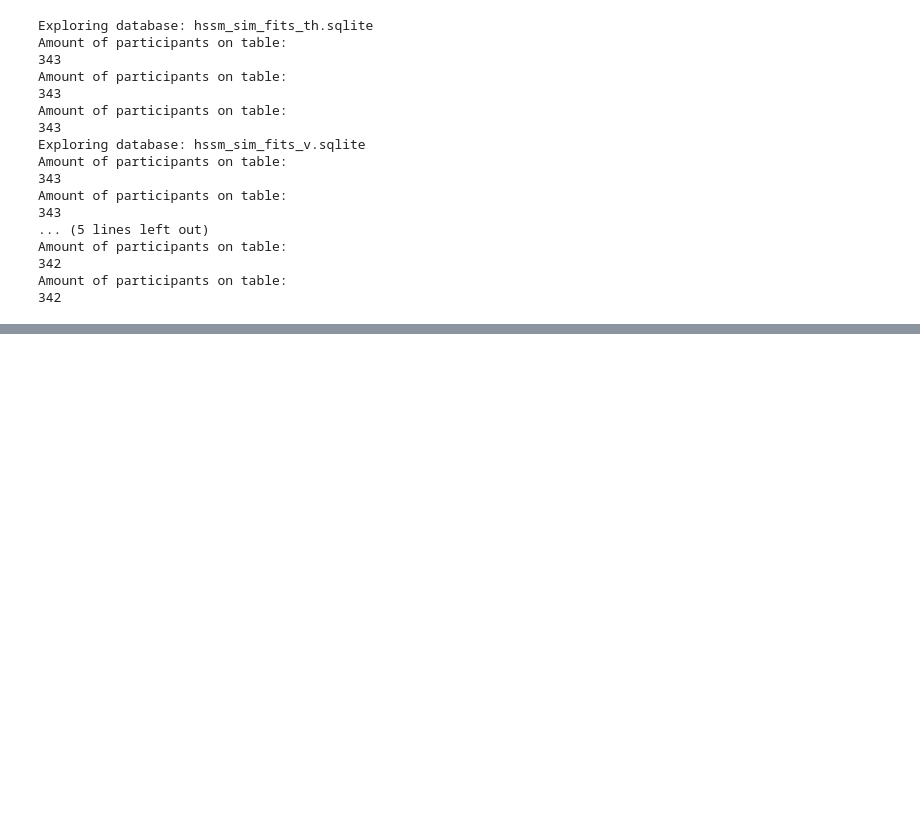
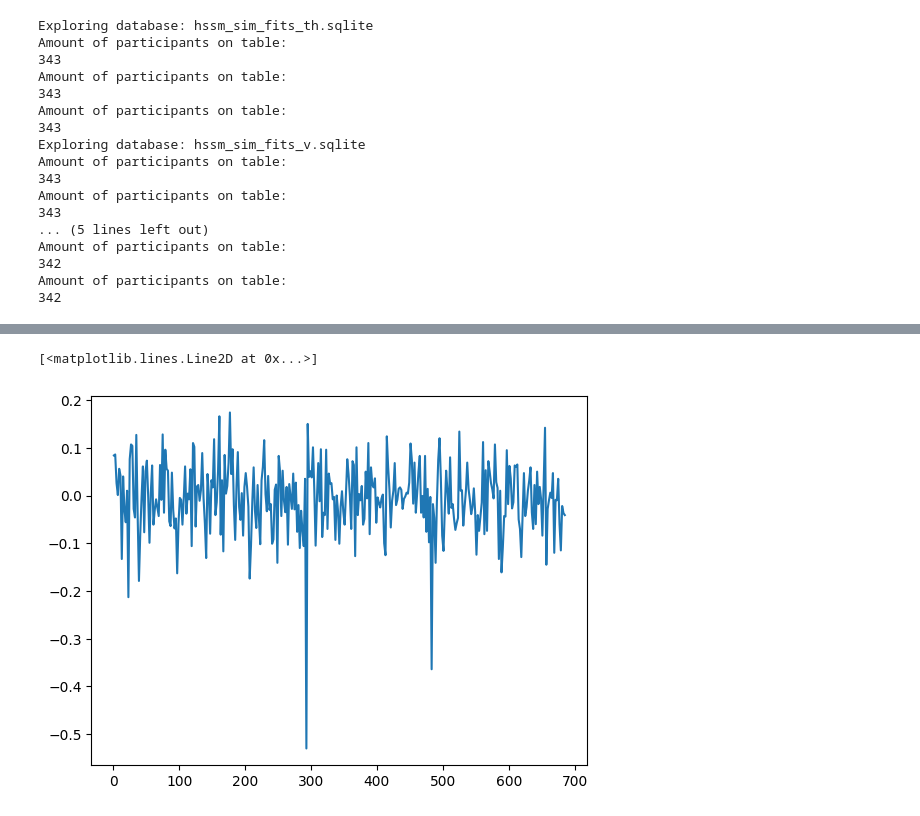
Before and after one commit to jjjj17/HSSM-fitting, a Jupyter notebook: data_exploration.ipynb, the cells around one changed output, grey strips where cells are left out. Saved outputs shown, nothing was run; the diff lists cells and outputs as text; code cells hidden in the pictures; blank space fills up the shorter version.

```diff
--- a/data_exploration.ipynb
+++ b/data_exploration.ipynb
@@ -79,0 +139,5 @@ Amount of participants on table:
+# %%
+plt.plot(df_v[df_v.param == 'v_X']['mean'])
+# %% [output]
+[<matplotlib.lines.Line2D at 0x...>]
+[figure, added]
```
Also changed, not shown: parts of 22 cells of this notebook, 5 other files.
